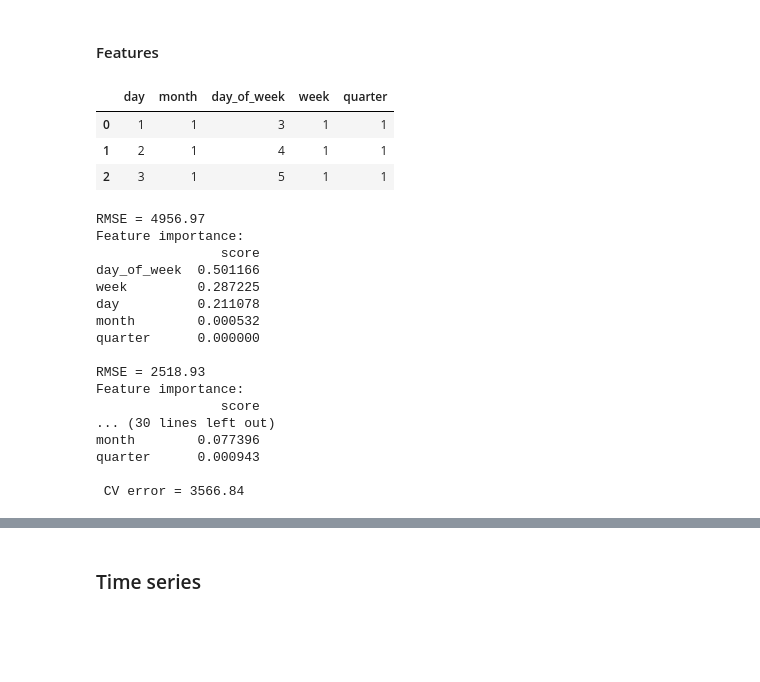
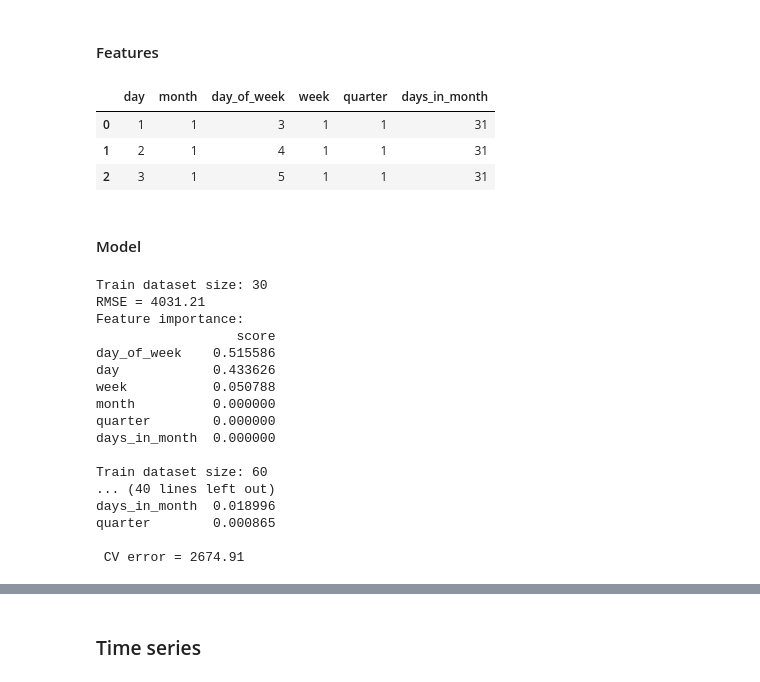
Before and after one commit to sash-ko/ai-transportation, a Jupyter notebook: cnn_demand_model/Baselines.ipynb, the cells around one changed output, grey strips where cells are left out. Cells and saved outputs as stored; diff of their text form; code cells hidden in the pictures; blank space fills up the shorter version.

```diff
--- a/cnn_demand_model/Baselines.ipynb
+++ b/cnn_demand_model/Baselines.ipynb
@@ -250,0 +257,12 @@ demand_data.head(3)
+# %%
+from scipy import stats
+
+z_scores = stats.zscore(demand_data.total)
+idx = (np.abs(z_scores) < 3)
+
+if filtered_entries.sum() < demand_data.shape[0]:
+    print(f'Removing {demand_data.shape[0] - idx.sum()} outliers')
+
+    demand_data = demand_data[idx].reset_index()
+
+demand_data.shape
@@ -273,18 +301,21 @@ sns.lineplot(x='day',
 # %%
 y = demand_data.total.values
 
 X = demand_data.day.to_frame().reset_index(drop=True)
 X['month'] = demand_data.datetime.dt.month
 X['day_of_week'] = demand_data.datetime.dt.dayofweek
 X['week'] = demand_data.datetime.dt.week
 X['quarter'] = demand_data.datetime.dt.quarter
+X['days_in_month'] = demand_data.datetime.dt.days_in_month
 
 X.head(3)
 # %% [output]
-|  | day | month | day_of_week | week | quarter |
-| 0 | 1 | 1 | 3 | 1 | 1 |
-| 1 | 2 | 1 | 4 | 1 | 1 |
-| 2 | 3 | 1 | 5 | 1 | 1 |
+|  | day | month | day_of_week | week | quarter | days_in_month |
+| 0 | 1 | 1 | 3 | 1 | 1 | 31 |
+| 1 | 2 | 1 | 4 | 1 | 1 | 31 |
+| 2 | 3 | 1 | 5 | 1 | 1 | 31 |
+# %% [markdown]
+#### Model
 # %%
 from sklearn import model_selection
 from sklearn import ensemble
@@ -304,7 +335,9 @@ for train_index, test_index in tscv.split(X):
     pred = model.predict(X_test)
 
     err = metrics.mean_squared_error(y_test, pred, squared=False)
-    print(f'\nRMSE = {err:.2f}')
+
+    print(f'\nTrain dataset size: {X_train.shape[0]}')
+    print(f'RMSE = {err:.2f}')
 
     print('Feature importance:')
 
@@ -315,20 +348,20 @@ for train_index, test_index in tscv.split(X):
 
 print(f'\n CV error = {np.mean(errors):.2f}')
 # %% [output]
-RMSE = 4956.97
+Train dataset size: 30
+RMSE = 4031.21
 Feature importance:
-                score
-day_of_week  0.501166
-week         0.287225
-day          0.211078
-month        0.000532
-quarter      0.000000
+                  score
+day_of_week    0.515586
+day            0.433626
+week           0.050788
+month          0.000000
+quarter        0.000000
+days_in_month  0.000000
 
-RMSE = 2518.93
-Feature importance:
-                score
-... (30 lines left out)
-month        0.077396
-quarter      0.000943
+Train dataset size: 60
+... (40 lines left out)
+days_in_month  0.018996
+quarter        0.000865
 
- CV error = 3566.84
+ CV error = 2674.91
```
Also changed, not shown: parts of 13 cells of this notebook.
